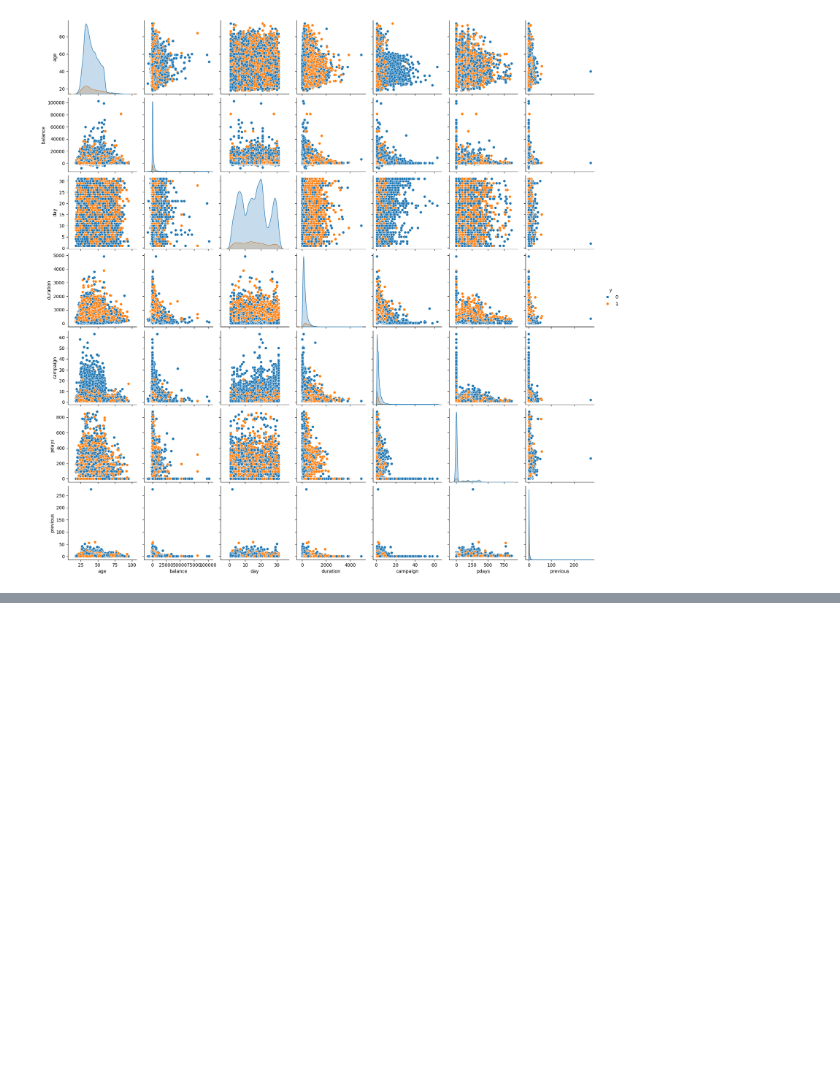
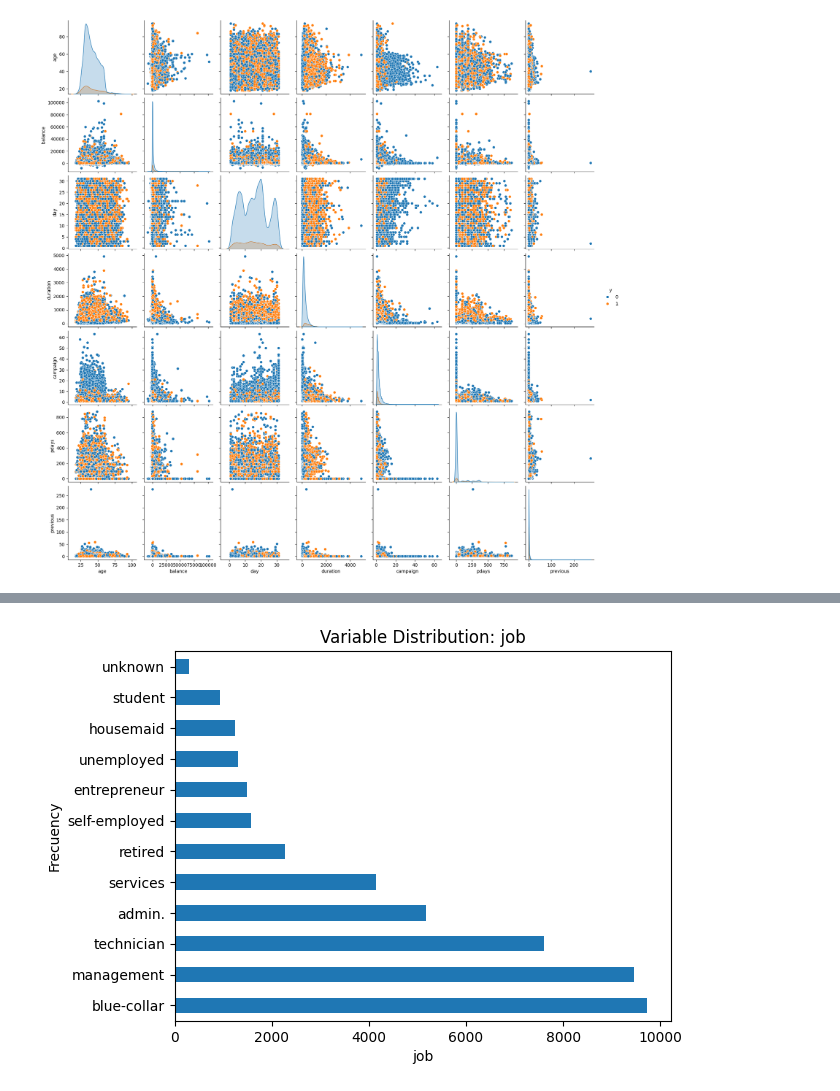
Before and after one commit to samegi/Proce-Laboratorio-ML-Supervisado, a Jupyter notebook: Lab_Clasification.ipynb, the cells around one changed output, grey strips where cells are left out. Saved outputs shown, nothing was run; the diff lists cells and outputs as text; code cells hidden in the pictures; blank space fills up the shorter version.

```diff
--- a/Lab_Clasification.ipynb
+++ b/Lab_Clasification.ipynb
@@ -665,0 +723,10 @@ plt.show()
+# %%
+cantMulti = df02.groupby('job').count().toPandas()
+cantMulti = cantMulti.sort_values('count', ascending=False)
+cantMulti.plot(kind='barh', x='job', y='count', legend=None)
+plt.xlabel('job')
+plt.ylabel('Frecuency')
+plt.title(f'Variable Distribution: job')
+plt.show()
+# %% [output]
+[figure, added]
```
Also changed, not shown: parts of 17 cells of this notebook.
